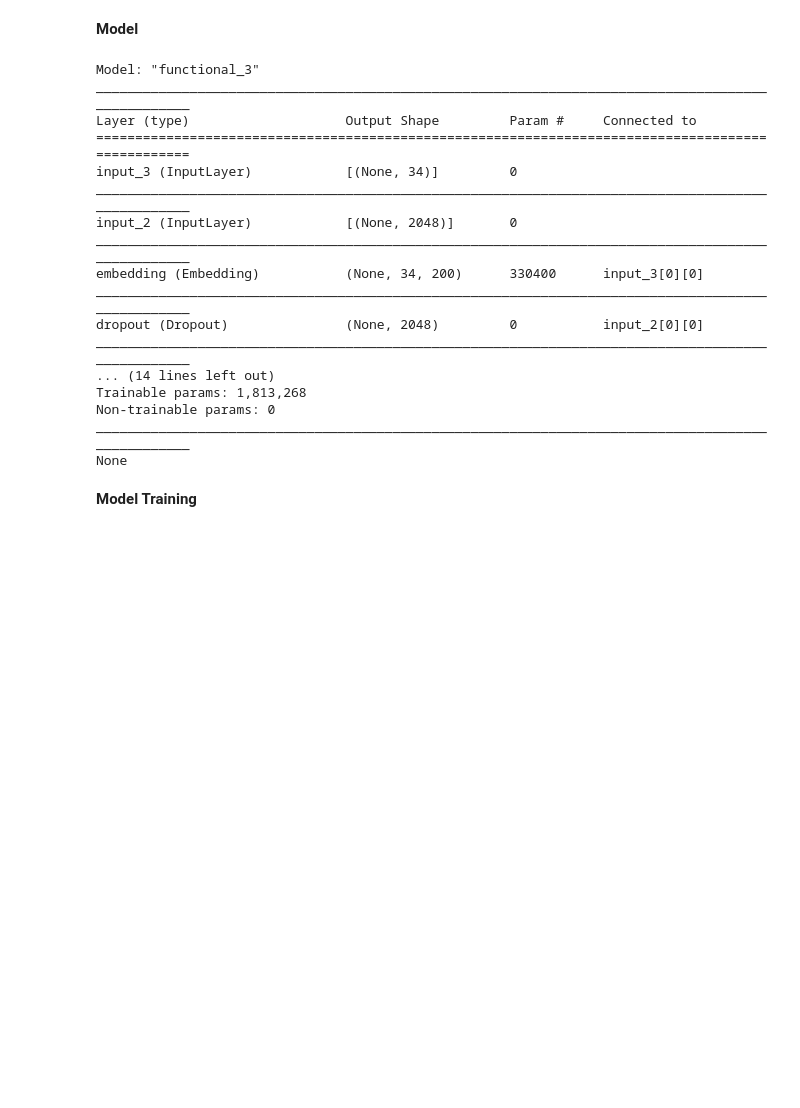
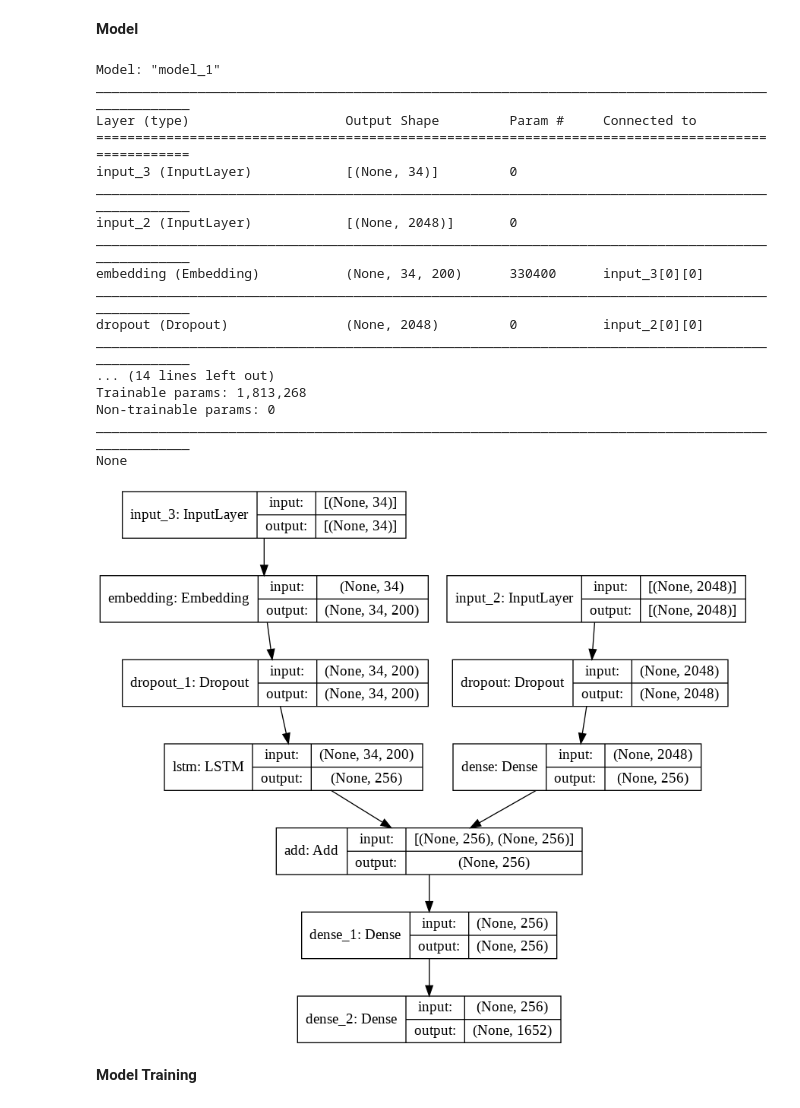
Before and after one commit to letsGoBharat/ID2223-Scalable-ML-DL, a Jupyter notebook: labs/Lab2/Image_Caption_Generator_final.ipynb, the cells around one changed output. Cells and saved outputs as stored; diff of their text form; code cells hidden in the pictures; blank space fills up the shorter version.

```diff
--- a/labs/Lab2/Image_Caption_Generator_Group Ravi_Bharat.ipynb
+++ b/labs/Lab2/Image_Caption_Generator_final.ipynb
@@ -259,34 +261,38 @@ print(emb_matrix.shape)
 # define the model - Encoder Decoder model
 input1 = Input(shape = (2048, ))
 feature1 = Dropout(0.2)(input1)
 feature2 = Dense(256, activation = 'relu')(feature1)
 input2 = Input(shape = (max_length, ))
 sequence1 = Embedding(vocab_size, emb_dim, mask_zero = True)(input2)
 sequence2 = Dropout(0.2)(sequence1)
 sequence3 = LSTM(256)(sequence2)
 decoder1 = add([feature2, sequence3])
 decoder2 = Dense(256, activation = 'relu')(decoder1)
 outputs = Dense(vocab_size, activation = 'softmax')(decoder2)
 model = Model(inputs = [input1, input2], outputs = outputs)
 print(model.summary())
+
+from keras.utils import plot_model
+plot_model(model, to_file='model.png', show_shapes=True)
 # %% [output]
-Model: "functional_3"
+Model: "model_1"
 __________________________________________________________________________________________________
 Layer (type)                    Output Shape         Param #     Connected to
 ==================================================================================================
 input_3 (InputLayer)            [(None, 34)]         0
 __________________________________________________________________________________________________
 input_2 (InputLayer)            [(None, 2048)]       0
 __________________________________________________________________________________________________
 embedding (Embedding)           (None, 34, 200)      330400      input_3[0][0]
 __________________________________________________________________________________________________
 dropout (Dropout)               (None, 2048)         0           input_2[0][0]
 __________________________________________________________________________________________________
 ... (14 lines left out)
 Trainable params: 1,813,268
 Non-trainable params: 0
 __________________________________________________________________________________________________
 None
+[figure, added]
 # %% [markdown]
 **Model Training**
 # %%
```
Also changed, not shown: parts of 4 cells of this notebook, 1 other file.
